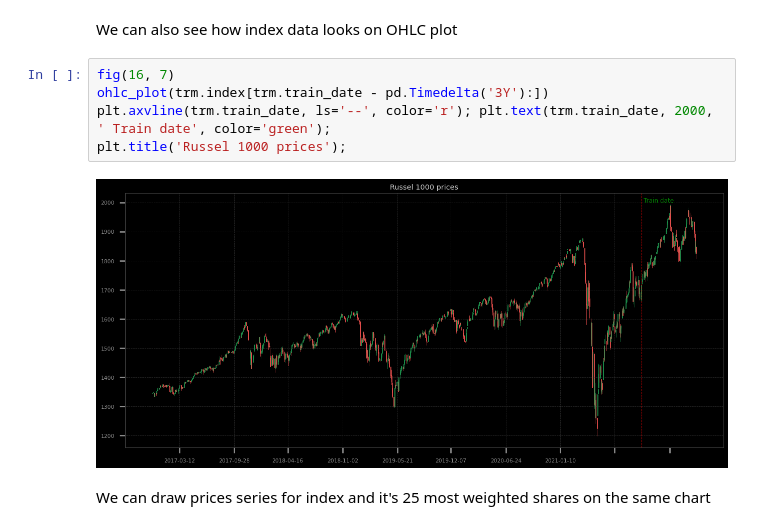
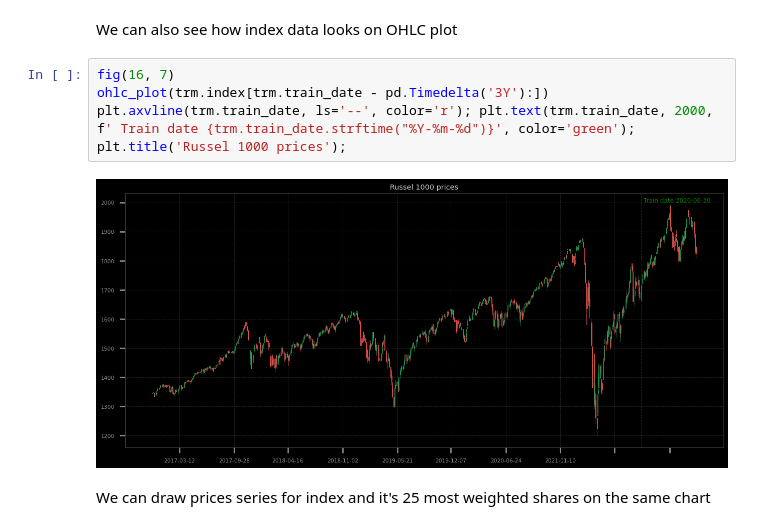
Before and after one commit to dmarienko/QuantTradingResearch, a Jupyter notebook: models/2. Russel Index Tracking.ipynb, the cells around one changed output. Drawn from its saved outputs; the diff is of its cells as text.

```diff
--- a/models/2. Russel Index Tracking.ipynb
+++ b/models/2. Russel Index Tracking.ipynb
@@ -82,10 +82,10 @@ We can also see how index data looks on OHLC plot
 # %%
 fig(16, 7)
 ohlc_plot(trm.index[trm.train_date - pd.Timedelta('3Y'):])
-plt.axvline(trm.train_date, ls='--', color='r'); plt.text(trm.train_date, 2000, ' Train date', color='green');
+plt.axvline(trm.train_date, ls='--', color='r'); plt.text(trm.train_date, 2000, f' Train date {trm.train_date.strftime("%Y-%m-%d")}', color='green');
 plt.title('Russel 1000 prices');
 # %% [output]
-[figure, old version]
+[figure, new version]
 # %% [markdown]
 We can draw prices series for index and it's 25 most weighted shares on the same chart
 # %%
```
